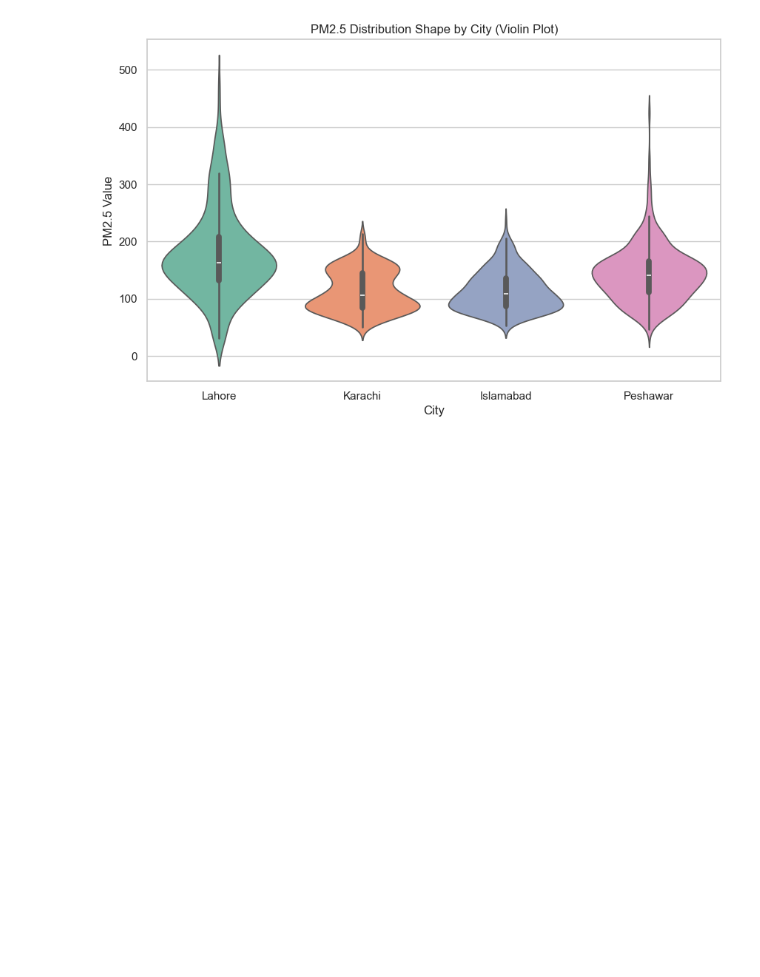
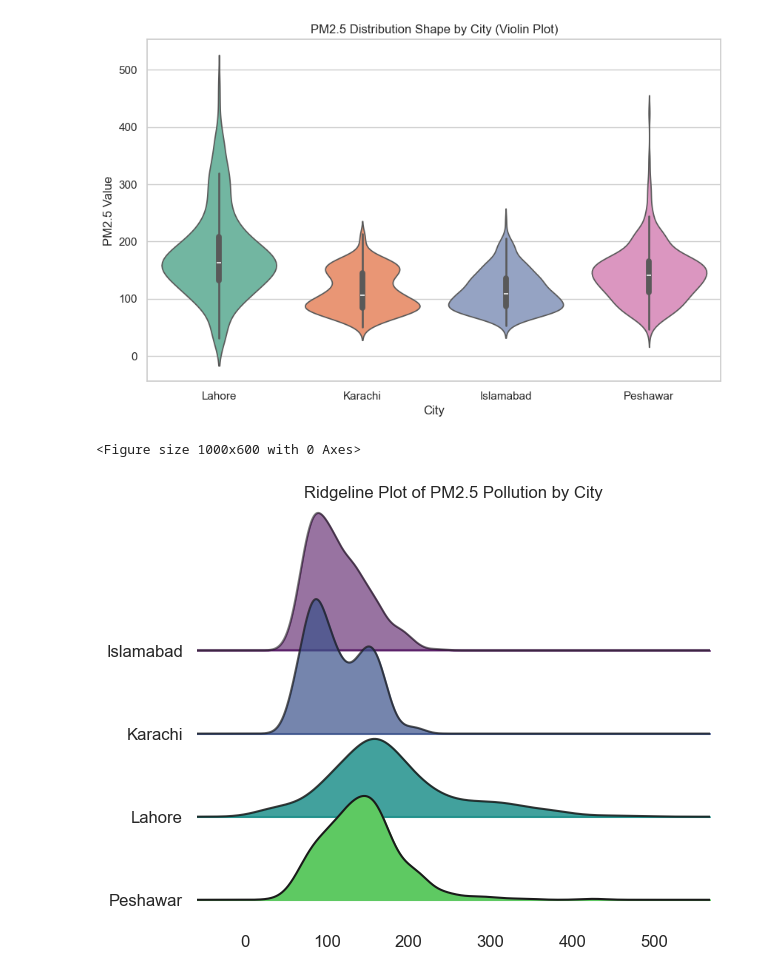
Before and after one commit to Bushra-Baloch/air-quality-prediction-ml-, a Jupyter notebook: air-quality-prediction-ml/notebooks/air_quality_analysis.ipynb, the cells around one changed output. Cells and saved outputs as stored; diff of their text form; code cells hidden in the pictures; blank space fills up the shorter version.

Commit message:
Added ridgeline plot visualization for PM2.5 distribution by city

```diff
--- a/air-quality-prediction-ml/notebooks/air_quality_analysis.ipynb
+++ b/air-quality-prediction-ml/notebooks/air_quality_analysis.ipynb
@@ -287,3 +287,23 @@ Passing `palette` without assigning `hue` is deprecated and will be removed in v
 
   sns.violinplot(
 [figure]
+# %%
+import joypy
+plt.figure(figsize=(10,6))
+
+joypy.joyplot(
+    data=pm25_data,
+    by="City",
+    column="Count",
+    colormap=plt.cm.viridis,
+    fade=True
+)
+
+plt.title("Ridgeline Plot of PM2.5 Pollution by City")
+
+plt.savefig("../images/pollution_ridgeline_city.png")
+
+plt.show()
+# %% [output]
+<Figure size 1000x600 with 0 Axes>
+[figure, added]
```
Also changed, not shown: 1 other file.
